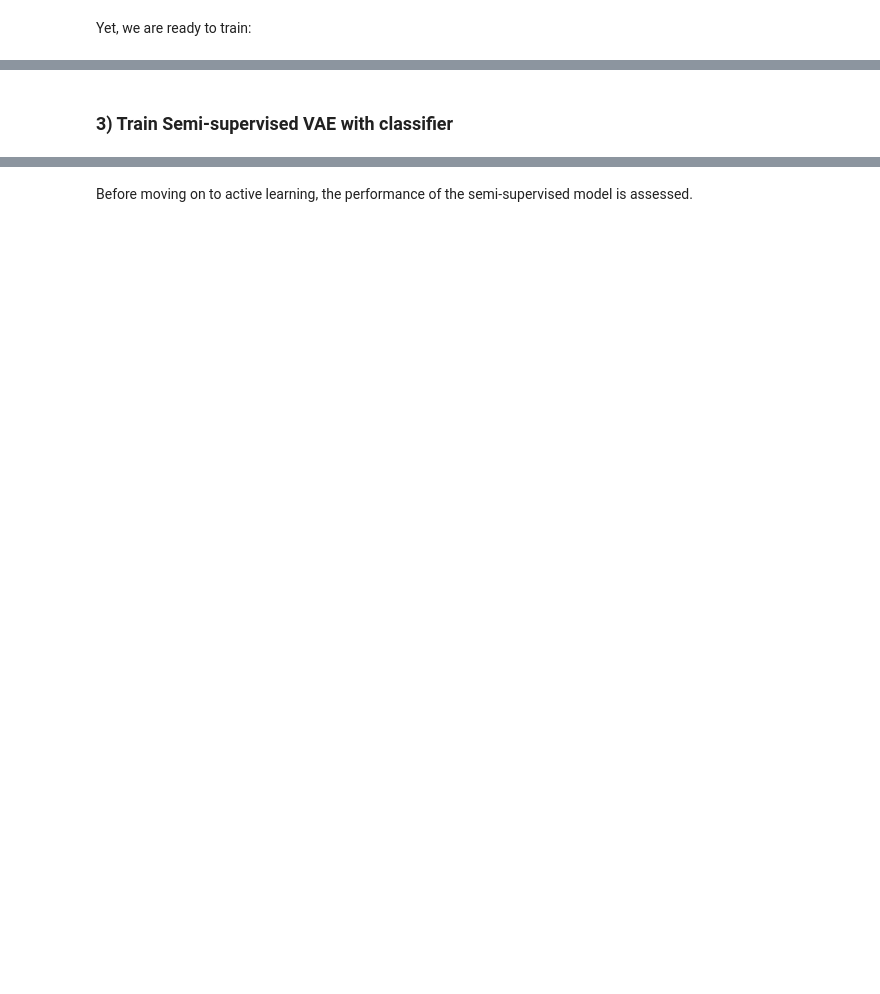
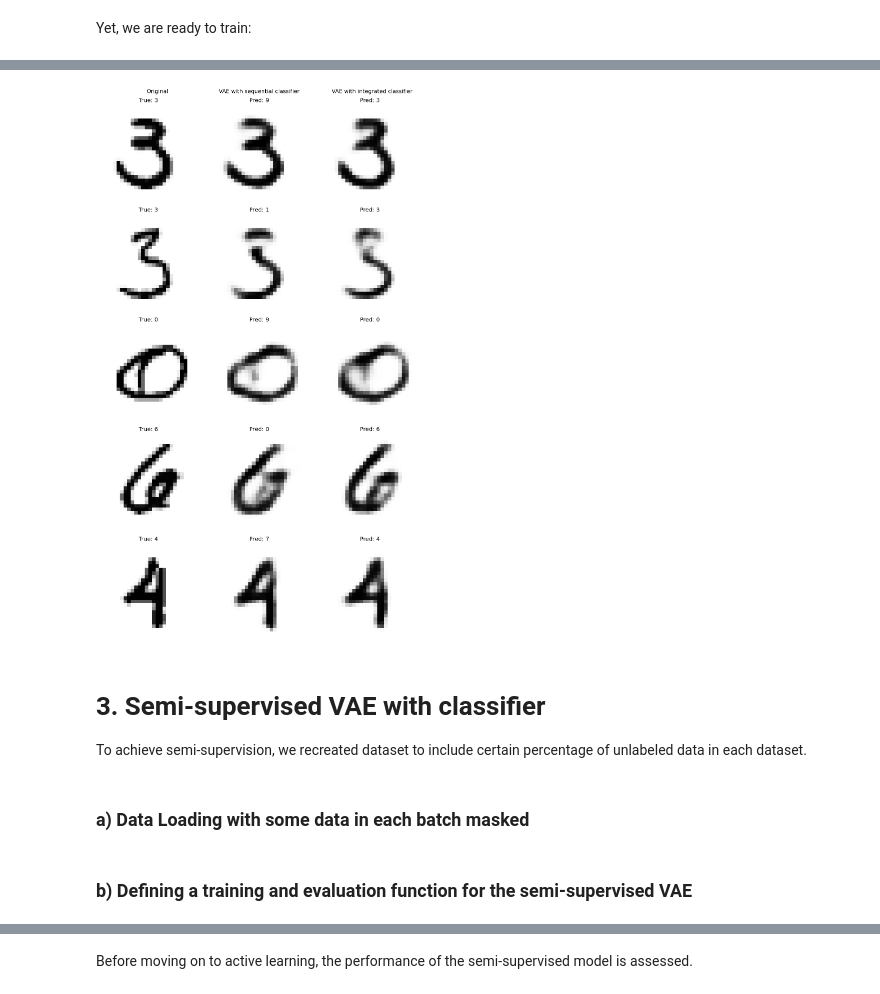
Before and after one commit to teisnotte/model-based-machine-learning-ssvae, a Jupyter notebook: ssVAE_mabeng.ipynb, the cells around one changed output, grey strips where cells are left out. Cells and saved outputs as stored; diff of their text form; code cells hidden in the pictures; blank space fills up the shorter version.

```diff
--- a/ssVAE_mabeng.ipynb
+++ b/ssVAE_mabeng.ipynb
@@ -616,5 +671,63 @@ Loss: 26147.6533, Accuracy classifier: 0.9374, Accuracy recon: 0.9676
-# %% [markdown]
-### 3) Train Semi-supervised VAE with classifier
+# %%
+# Plot reconstructions with labels embedded in each subplot
+def plot_reconstructions(x_batch, y_batch, vae, classifier, vae_classifier, use_cuda=False):
+    fig, axs = plt.subplots(5, 3, figsize=(12, 20))
+
+    # Pick the first 10 images
+    indices = np.arange(10)
+    for i in range(5):
+        index = indices[i]
+        test_img = x_batch[index]
+
+        # Reconstructions from ssVAE and VAE
+        reco_img_vae = vae_classifier.reconstruct_img(test_img)
+        reco_img_vae_sequential = vae.reconstruct_img(test_img)
+
+        # Classifier returns a distribution, so extract the predicted label
+        pred_label = int(vae_classifier.classifier(test_img))
+
+        pred_label_classifier = int(classifier.classifier(test_img))
+
+        # True label
+        true_label = np.argmax(y_batch[index])
+
+        # Original image
+        axs[i, 0].imshow(test_img.reshape(28, 28).detach().cpu().numpy(), cmap="Greys")
+        axs[i, 0].set_title(f"True: {true_label}")
+        axs[i, 0].axis('off')
+
+        # VAE with sequential classifier
+        axs[i, 1].imshow(reco_img_vae_sequential.reshape(28, 28).detach().cpu().numpy(), cmap="Greys")
+        axs[i, 1].set_title(f"Pred: {pred_label_classifier}")
+        axs[i, 1].axis('off')
+
+        # VAE with classifier
+        axs[i, 2].imshow(reco_img_vae.reshape(28, 28).detach().cpu().numpy(), cmap="Greys")
+        axs[i, 2].set_title(f"Pred: {pred_label}")
+        axs[i, 2].axis('off')
+
+    # Overall titles for columns
+    fig.text(0.6/3, 0.98, "Original", ha='center', fontsize=14)
+    fig.text(1.5/3, 0.98, "VAE with sequential classifier", ha='center', fontsize=14)
+    fig.text(2.5/3, 0.98, "VAE with integrated classifier", ha='center', fontsize=14)
+
+    plt.tight_layout()
+    plt.subplots_adjust(top=0.96)
+    return fig
+
+# Example usage:
+x_batch, y_batch = next(iter(test_loader))
+if use_cuda:
+    x_batch = x_batch.cuda()
+fig = plot_reconstructions(x_batch, y_batch, vae, sequential_classifier, vae_classifier, use_cuda)
+plt.savefig("reconstructions.png", dpi=300, bbox_inches='tight')
+# %% [output]
+[figure, added]
+# %% [markdown]
+# 3. Semi-supervised VAE with classifier
+To achieve semi-supervision, we recreated dataset to include certain percentage of unlabeled data in each dataset.
+# %% [markdown]
+### a) Data Loading with some data in each batch masked
 # %%
 def ss_loader(y, ss_fraction):
     shape = y.shape
@@ -629,4 +742,6 @@ def ss_loader(y, ss_fraction):
 
     # Return the tensor and the list of indices that were masked
     return y_masked.reshape(shape), indices.tolist()
+# %% [markdown]
+### b) Defining a training and evaluation function for the semi-supervised VAE
 # %%
```
Also changed, not shown: parts of 35 cells of this notebook, 32 other files.
